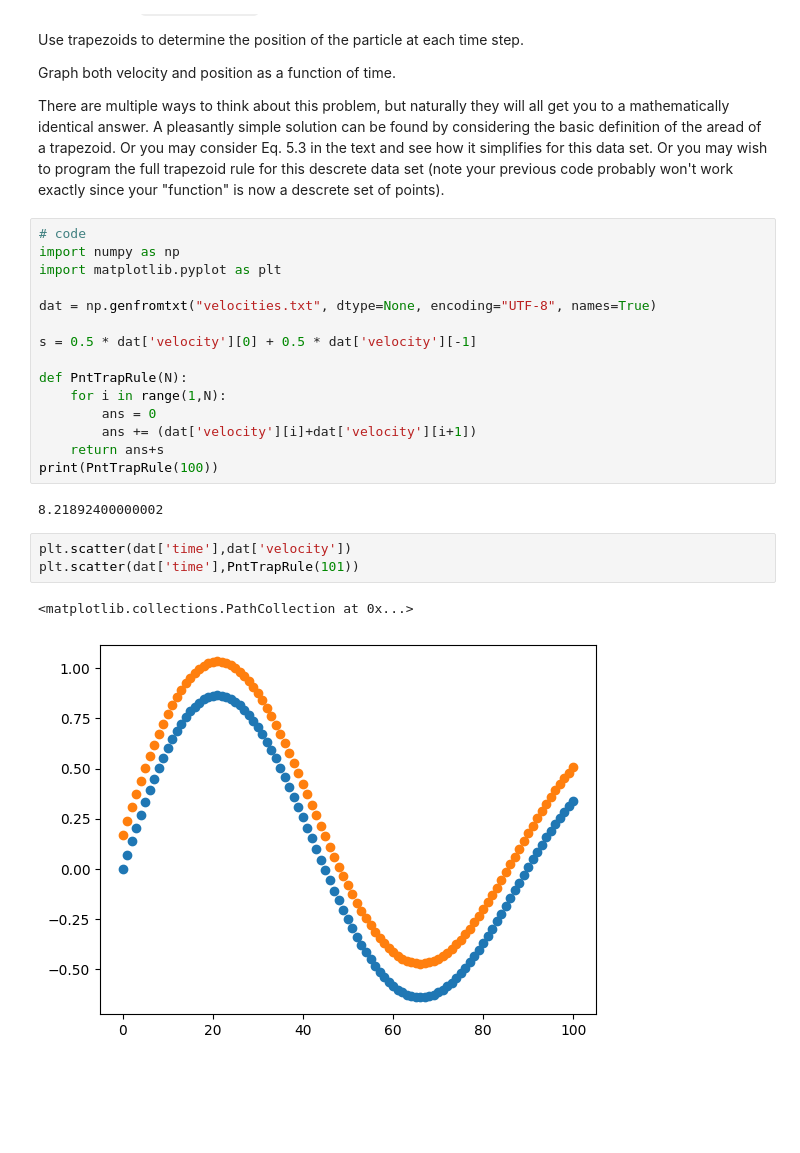
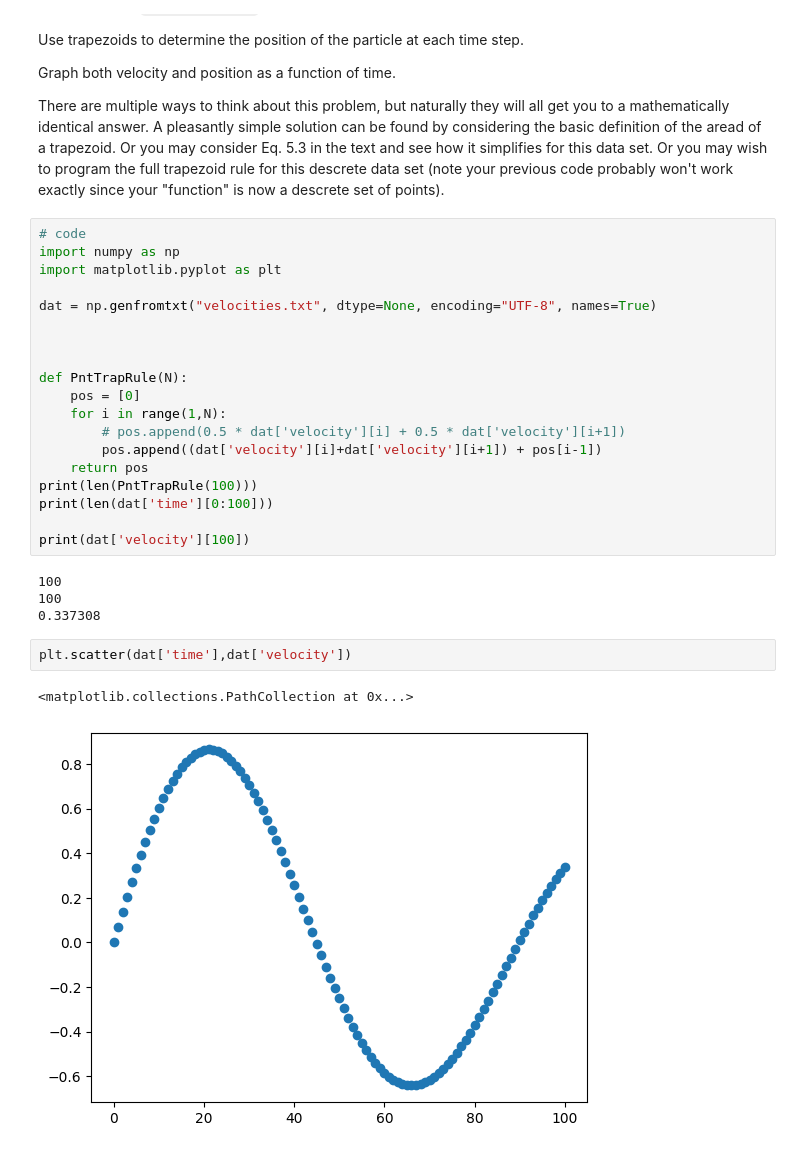
Before and after one commit to AtomLikeInPhysics/Tom-PHYS50733, a Jupyter notebook: Lecture Notes/numeric_integration.ipynb, the cells around one changed output. Drawn from its saved outputs; the diff is of its cells as text; blank space fills up the shorter version.

```diff
--- a/Lecture Notes/numeric_integration.ipynb
+++ b/Lecture Notes/numeric_integration.ipynb
@@ -43,19 +44,24 @@ import matplotlib.pyplot as plt
 
 dat = np.genfromtxt("velocities.txt", dtype=None, encoding="UTF-8", names=True)
 
-s = 0.5 * dat['velocity'][0] + 0.5 * dat['velocity'][-1]
+
 
 def PntTrapRule(N):
+    pos = [0]
     for i in range(1,N):
-        ans = 0
-        ans += (dat['velocity'][i]+dat['velocity'][i+1])
-    return ans+s
-print(PntTrapRule(100))
+        # pos.append(0.5 * dat['velocity'][i] + 0.5 * dat['velocity'][i+1])
+        pos.append((dat['velocity'][i]+dat['velocity'][i+1]) + pos[i-1])
+    return pos
+print(len(PntTrapRule(100)))
+print(len(dat['time'][0:100]))
+
+print(dat['velocity'][100])
 # %% [output]
-8.21892400000002
+100
+100
+0.337308
 # %%
 plt.scatter(dat['time'],dat['velocity'])
-plt.scatter(dat['time'],PntTrapRule(101))
 # %% [output]
 <matplotlib.collections.PathCollection at 0x...>
-[figure, old version]
+[figure, new version]
```
Also changed, not shown: parts of 2 cells of this notebook, 1 other file.
